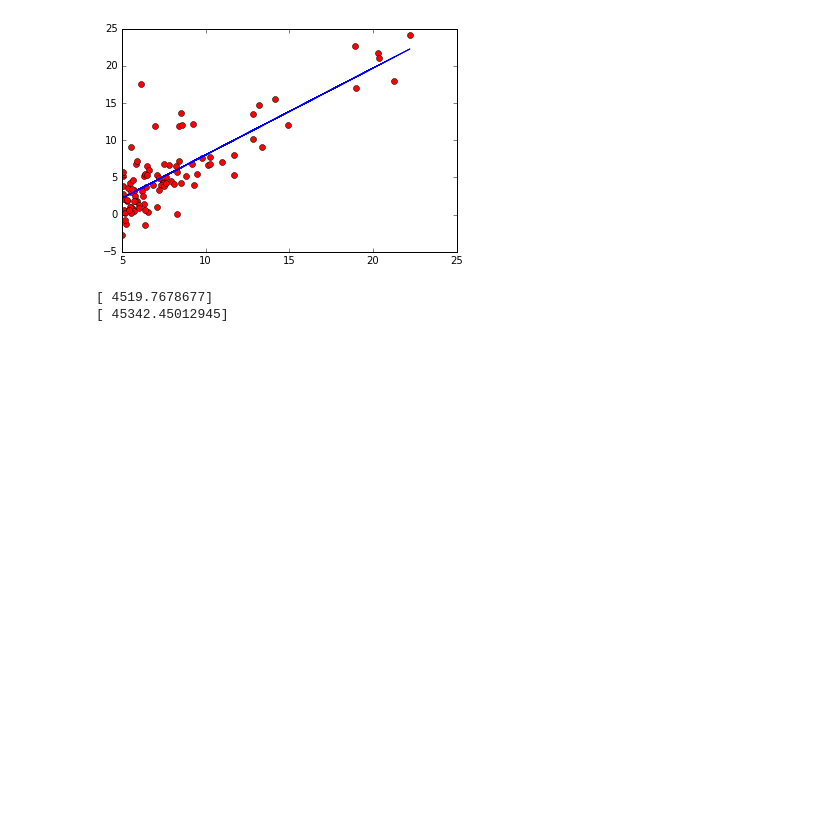
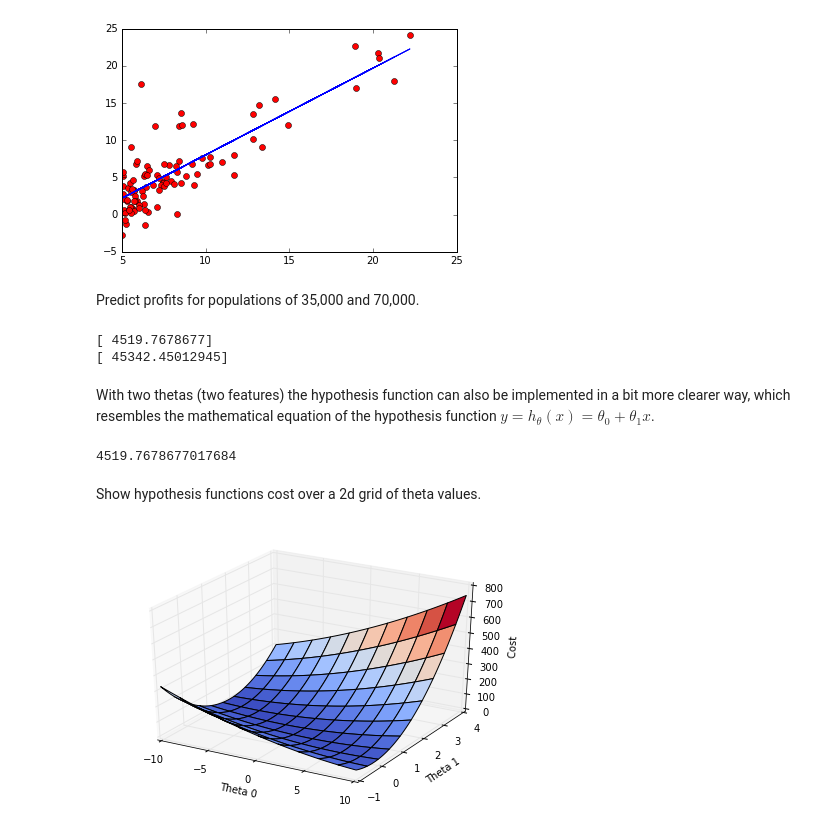
Before and after one commit to jarmop/course-notes, a Jupyter notebook: linear-regression.ipynb, the cells around one changed output. Drawn from its saved outputs; the diff is of its cells as text; code cells hidden in the pictures; blank space fills up the shorter version.

Commit message:
Linear regression: Added 3d plot of theta values and cost.

```diff
--- a/linear-regression.ipynb
+++ b/linear-regression.ipynb
@@ -156,4 +128,6 @@ plt.plot(sizeValues, predictions)
 plt.show()
 # %% [output]
 [figure]
+# %% [markdown]
+Predict profits for populations of 35,000 and 70,000.
 # %%
@@ -165,3 +137,55 @@ print(np.array([1,7]).dot(theta) * 10000)
 # %% [output]
 [ 4519.7678677]
 [ 45342.45012945]
+# %% [markdown]
+With two thetas (two features) the hypothesis function
+can also be implemented in a bit more clearer way, which resembles the mathematical equation of the hypothesis function $\hat{y}=h_\theta(x)=\theta_0+\theta_1x$.
+# %%
+theta0 = theta[0][0]
+theta1 = theta[1][0]
+x0 = 10000
+x1 = 35000
+
+theta0 * x0 + theta1 * x1
+# %% [output]
+4519.7678677017684
+# %% [markdown]
+Show hypothesis functions cost over a 2d grid of theta values.
+# %%
+from mpl_toolkits.mplot3d import Axes3D
+from matplotlib import cm
+
+fig = plt.figure()
+ax = fig.gca(projection='3d')
+
+stepsX = 100
+stepsY = 100
+surfX = np.linspace(-10, 10, stepsX)
+surfY = np.linspace(-1, 4, stepsY)
+
+# create 2D arrays
+surfX, surfY = np.meshgrid(surfX, surfY)
+
+surfZ = np.zeros((stepsX, stepsY))
+
+for i in range(0, stepsX):
+    for j in range(0, stepsY):
+        surfZ[i][j] = computeCost(X,y,[[surfX[i][j]],[surfY[i][j]]], m)
+
+ax.plot_surface(surfX, surfY, surfZ, cmap=cm.coolwarm)
+
+# Adjust camera angle
+#ax.view_init(azim=-30)
+
+ax.set_xlabel('Theta 0')
+ax.set_ylabel('Theta 1')
+# Cost label must have extra space in the end because otherwise matplotlib
+# thinks it can fit horizontally but it can't
+ax.set_zlabel('Cost ')
+
+# Make sure labels don't ge cut off
+plt.tight_layout()
+
+plt.show()
+# %% [output]
+[figure, added]
```
Also changed, not shown: parts of 7 cells of this notebook.
